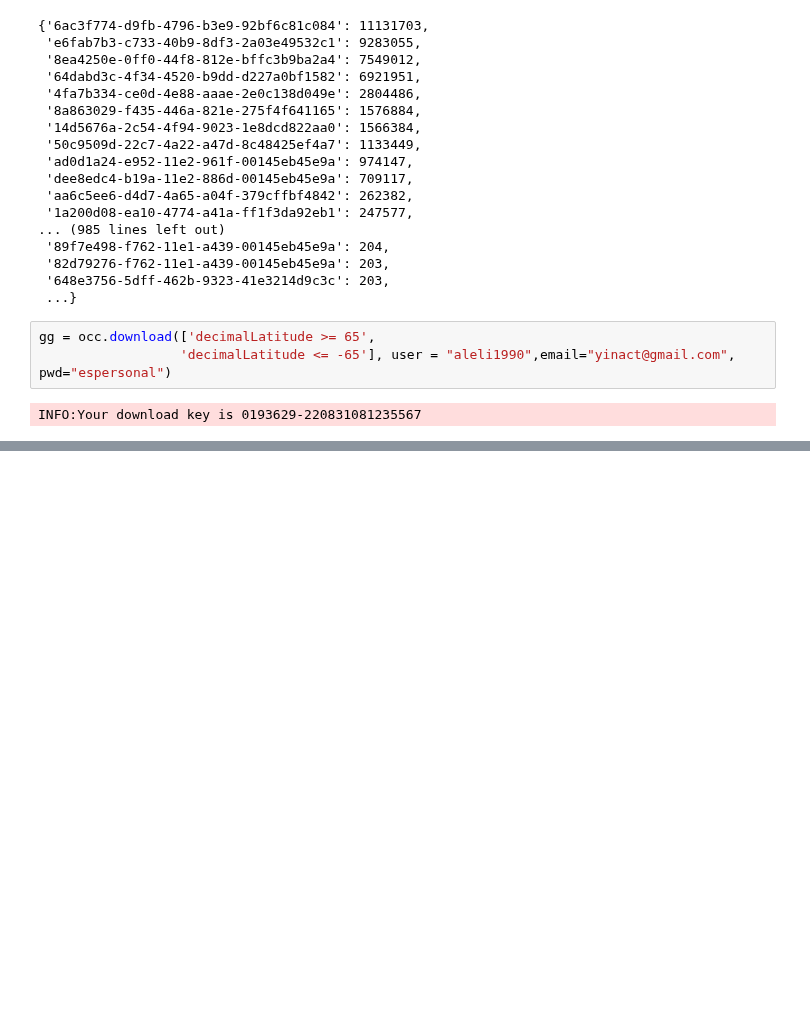
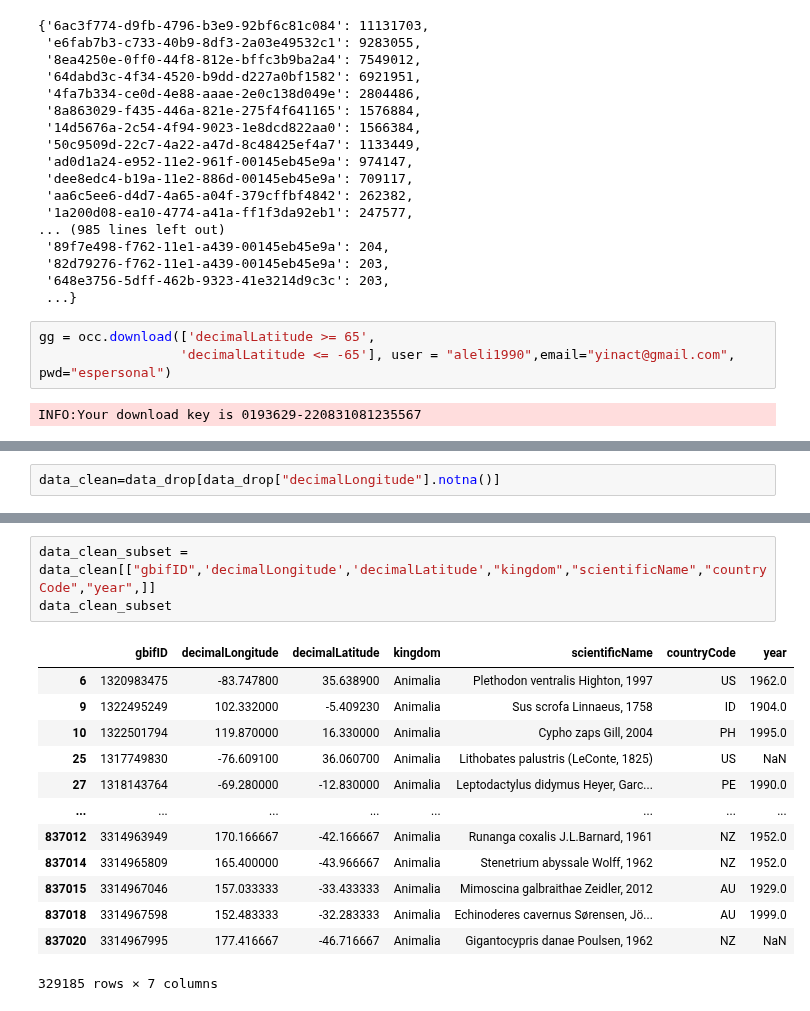
Before and after one commit to dadavie/planetary_garden, a Jupyter notebook: notebooks/GBIF Data.ipynb, the cells around one changed output, grey strips where cells are left out. Drawn from its saved outputs; the diff is of its cells as text; blank space fills up the shorter version.

```diff
--- a/notebooks/GBIF Data.ipynb
+++ b/notebooks/GBIF Data.ipynb
@@ -83,0 +269,2 @@ HTTPError: 400 Client Error: Bad Request for url: https://api.gbif.org/v1/occurr
+# %%
+data_clean=data_drop[data_drop["decimalLongitude"].notna()]
@@ -83,0 +275,17 @@ HTTPError: 400 Client Error: Bad Request for url: https://api.gbif.org/v1/occurr
+# %%
+data_clean_subset = data_clean[["gbifID",'decimalLongitude','decimalLatitude',"kingdom","scientificName","countryCode","year",]]
+data_clean_subset
+# %% [output]
+|  | gbifID | decimalLongitude | decimalLatitude | kingdom | scientificName | countryCode | year |
+| 6 | 1320983475 | -83.747800 | 35.638900 | Animalia | Plethodon ventralis Highton, 1997 | US | 1962.0 |
+| 9 | 1322495249 | 102.332000 | -5.409230 | Animalia | Sus scrofa Linnaeus, 1758 | ID | 1904.0 |
+| 10 | 1322501794 | 119.870000 | 16.330000 | Animalia | Cypho zaps Gill, 2004 | PH | 1995.0 |
+| 25 | 1317749830 | -76.609100 | 36.060700 | Animalia | Lithobates palustris (LeConte, 1825) | US | NaN |
+| 27 | 1318143764 | -69.280000 | -12.830000 | Animalia | Leptodactylus didymus Heyer, Garc... | PE | 1990.0 |
+| ... | ... | ... | ... | ... | ... | ... | ... |
+| 837012 | 3314963949 | 170.166667 | -42.166667 | Animalia | Runanga coxalis J.L.Barnard, 1961 | NZ | 1952.0 |
+| 837014 | 3314965809 | 165.400000 | -43.966667 | Animalia | Stenetrium abyssale Wolff, 1962 | NZ | 1952.0 |
+| 837015 | 3314967046 | 157.033333 | -33.433333 | Animalia | Mimoscina galbraithae Zeidler, 2012 | AU | 1929.0 |
+| 837018 | 3314967598 | 152.483333 | -32.283333 | Animalia | Echinoderes cavernus Sørensen, Jö... | AU | 1999.0 |
+| 837020 | 3314967995 | 177.416667 | -46.716667 | Animalia | Gigantocypris danae Poulsen, 1962 | NZ | NaN |
+329185 rows × 7 columns
```
Also changed, not shown: parts of 62 cells of this notebook.
